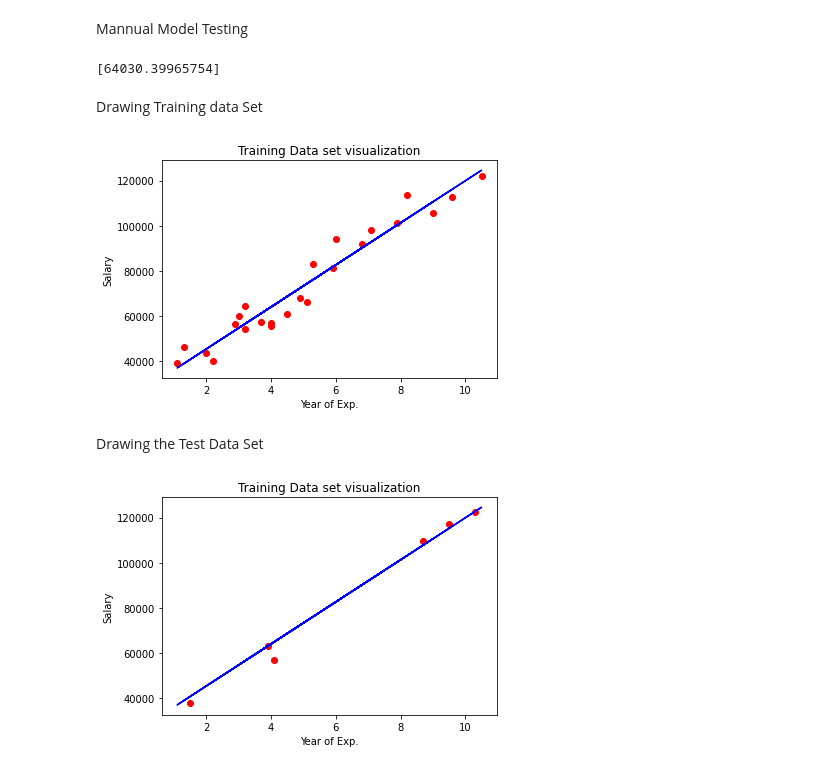
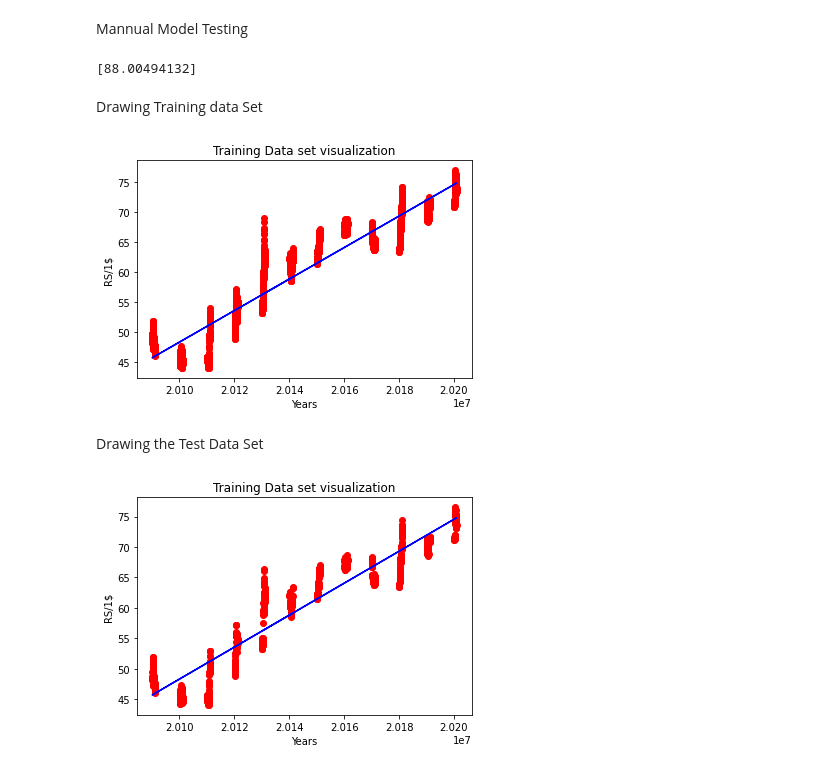
Before and after one commit to satyaprakashmehta/ai-ml-practice, a Jupyter notebook: models/simple_linear_regression/simple_linear_regression.ipynb, the cells around one changed output. Saved outputs shown, nothing was run; the diff lists cells and outputs as text; code cells hidden in the pictures.

```diff
--- a/models/simple_linear_regression/simple_linear_regression.ipynb
+++ b/models/simple_linear_regression/simple_linear_regression.ipynb
@@ -12,7 +12,8 @@ from sklearn.linear_model import LinearRegression
 # %% [markdown]
 importing the data set
 # %%
-data = pd.read_csv("https://raw.githubusercontent.com/satyaprakashmehta/ai-ml-practice/master/data_sets/Salary_Data.csv")
+data = pd.read_csv("https://raw.githubusercontent.com/satyaprakashmehta/ai-ml-practice/master/data_sets/date_wise_dollar_inr.csv")
+
 #print(data)
 x = data.iloc[:,:-1]
 y = data.iloc[:,-1]
@@ -65,28 +84,28 @@ model = regressionModel.fit(x_train, y_train)
 # %% [markdown]
 Mannual Model Testing
 # %%
-print(model.predict([[4.0]]))
+print(model.predict([[20251231]]))
 # %% [output]
-[64030.39965754]
+[88.00494132]
 # %% [markdown]
 Drawing Training data Set
 # %%
 plot.scatter(x_train, y_train, color='red')
 plot.plot(x_train, model.predict(x_train), color = 'blue')
 plot.title("Training Data set visualization")
-plot.xlabel("Year of Exp.")
-plot.ylabel("Salary")
+plot.xlabel("Years")
+plot.ylabel("RS/1$")
 plot.show()
 # %% [output]
-[figure, old version]
+[figure, new version]
 # %% [markdown]
 Drawing the Test Data Set
 # %%
 plot.scatter(x_test, y_test, color='red')
 plot.plot(x_train, model.predict(x_train), color = 'blue')
 plot.title("Training Data set visualization")
-plot.xlabel("Year of Exp.")
-plot.ylabel("Salary")
+plot.xlabel("Years")
+plot.ylabel("RS/1$")
 plot.show()
 # %% [output]
-[figure, old version]
+[figure, new version]
```
Also changed, not shown: parts of 3 cells of this notebook.
